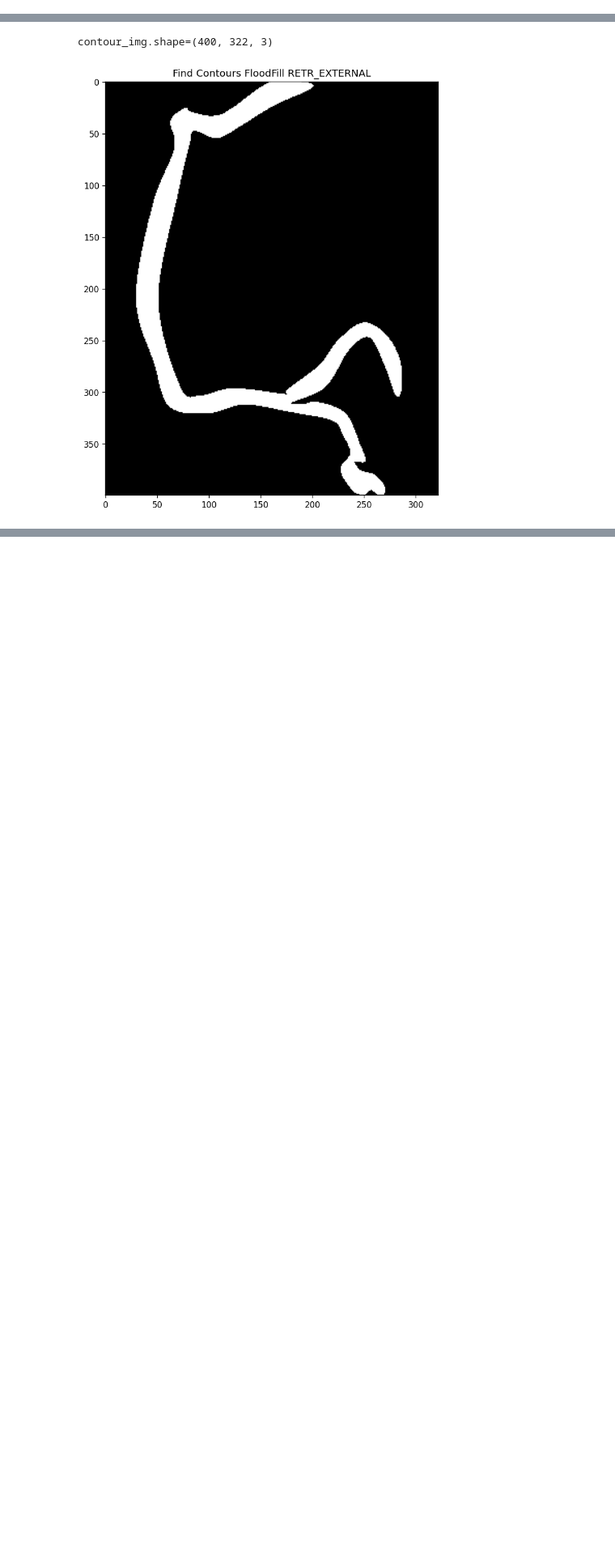
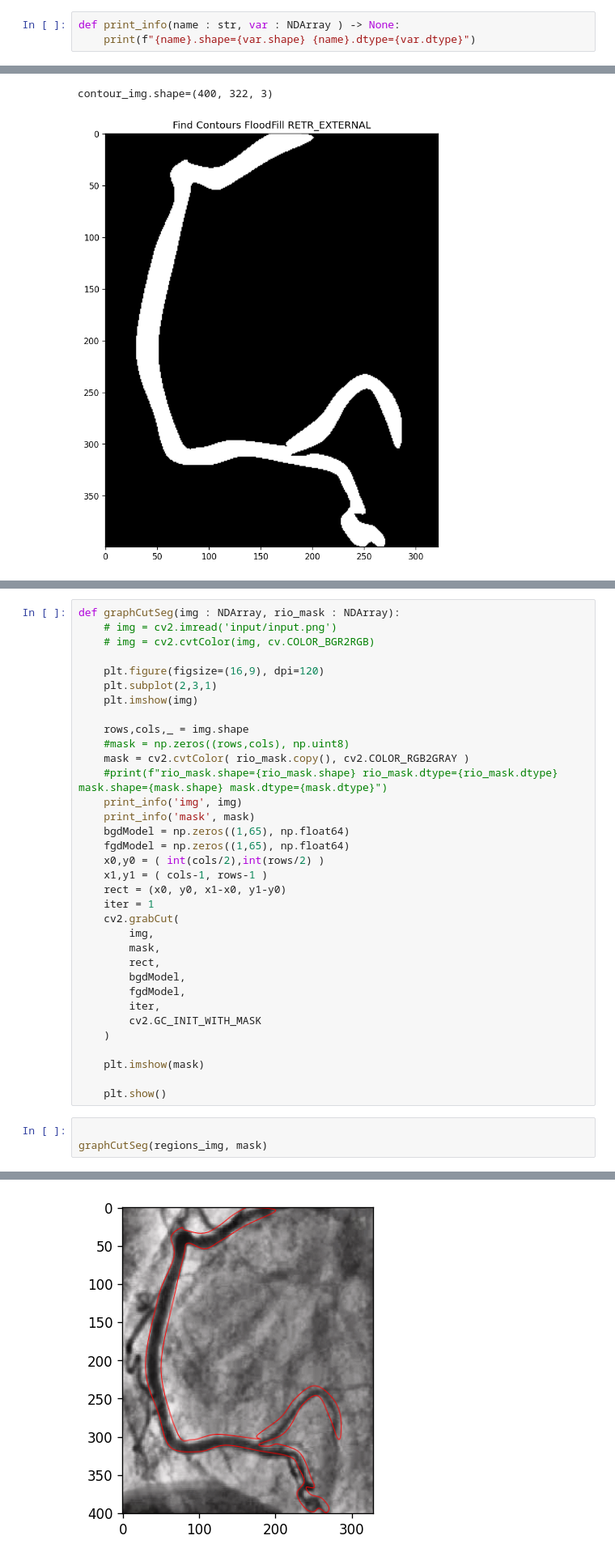
Before and after one commit to jbenshetler/vessel_segmentation, a Jupyter notebook: seg.ipynb, the cells around one changed output, grey strips where cells are left out. Shown at 81% size. Cells and saved outputs as stored; diff of their text form; blank space fills up the shorter version.

```diff
--- a/seg.ipynb
+++ b/seg.ipynb
@@ -7,3 +7,6 @@ import numpy as np
 # %%
 from numpy.typing import NDArray
 from typing import List, Tuple
+# %%
+def print_info(name : str, var : NDArray ) -> None:
+    print(f"{name}.shape={var.shape} {name}.dtype={var.dtype}")
@@ -119,0 +138,38 @@ contour_img.shape=(400, 322, 3)
+# %%
+def graphCutSeg(img : NDArray, rio_mask : NDArray):
+    # img = cv2.imread('input/input.png')
+    # img = cv2.cvtColor(img, cv.COLOR_BGR2RGB)
+
+    plt.figure(figsize=(16,9), dpi=120)
+    plt.subplot(2,3,1)
+    plt.imshow(img)
+
+    rows,cols,_ = img.shape
+    #mask = np.zeros((rows,cols), np.uint8)
+    mask = cv2.cvtColor( rio_mask.copy(), cv2.COLOR_RGB2GRAY )
+    #print(f"rio_mask.shape={rio_mask.shape} rio_mask.dtype={rio_mask.dtype} mask.shape={mask.shape} mask.dtype={mask.dtype}")
+    print_info('img', img)
+    print_info('mask', mask)
+    bgdModel = np.zeros((1,65), np.float64)
+    fgdModel = np.zeros((1,65), np.float64)
+    x0,y0 = ( int(cols/2),int(rows/2) )
+    x1,y1 = ( cols-1, rows-1 )
+    rect = (x0, y0, x1-x0, y1-y0)
+    iter = 1
+    cv2.grabCut(
+        img,
+        mask,
+        rect,
+        bgdModel,
+        fgdModel,
+        iter,
+        cv2.GC_INIT_WITH_MASK
+    )
+
+    plt.imshow(mask)
+
+    plt.show()
+# %%
+
+graphCutSeg(regions_img, mask)
+# %% [output]
@@ -119,0 +179 @@ contour_img.shape=(400, 322, 3)
+[figure, added]
```
Also changed, not shown: parts of 16 cells of this notebook, 1 other file.
